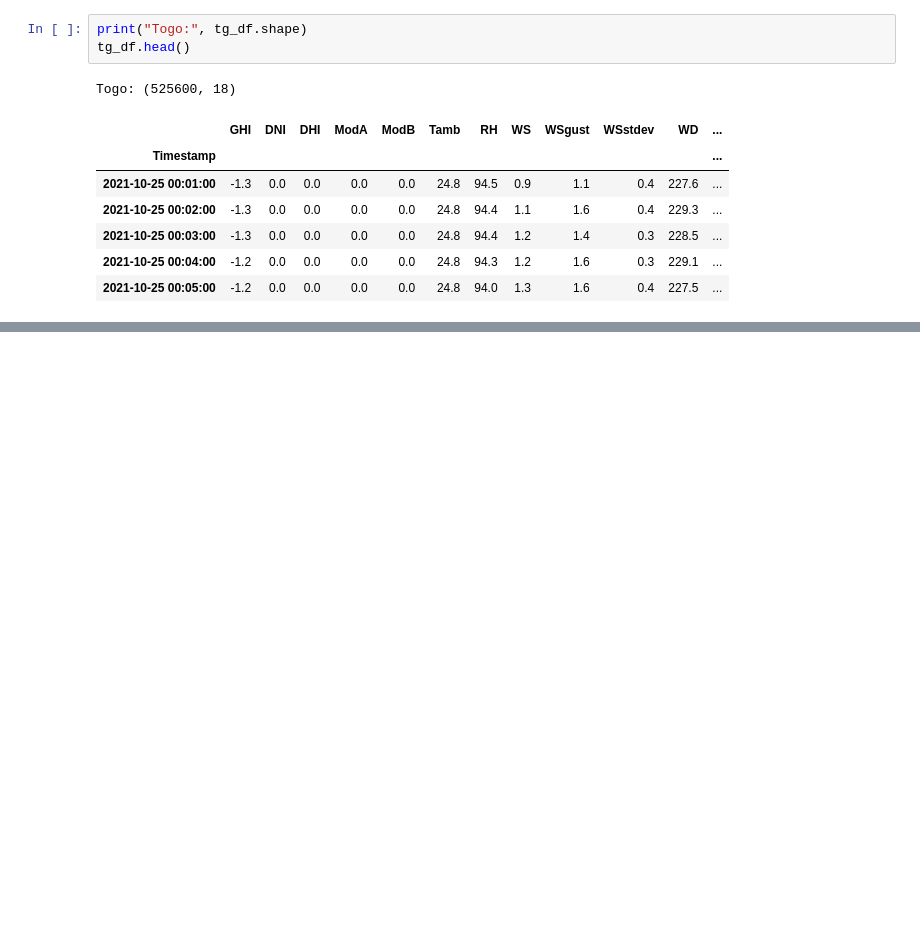
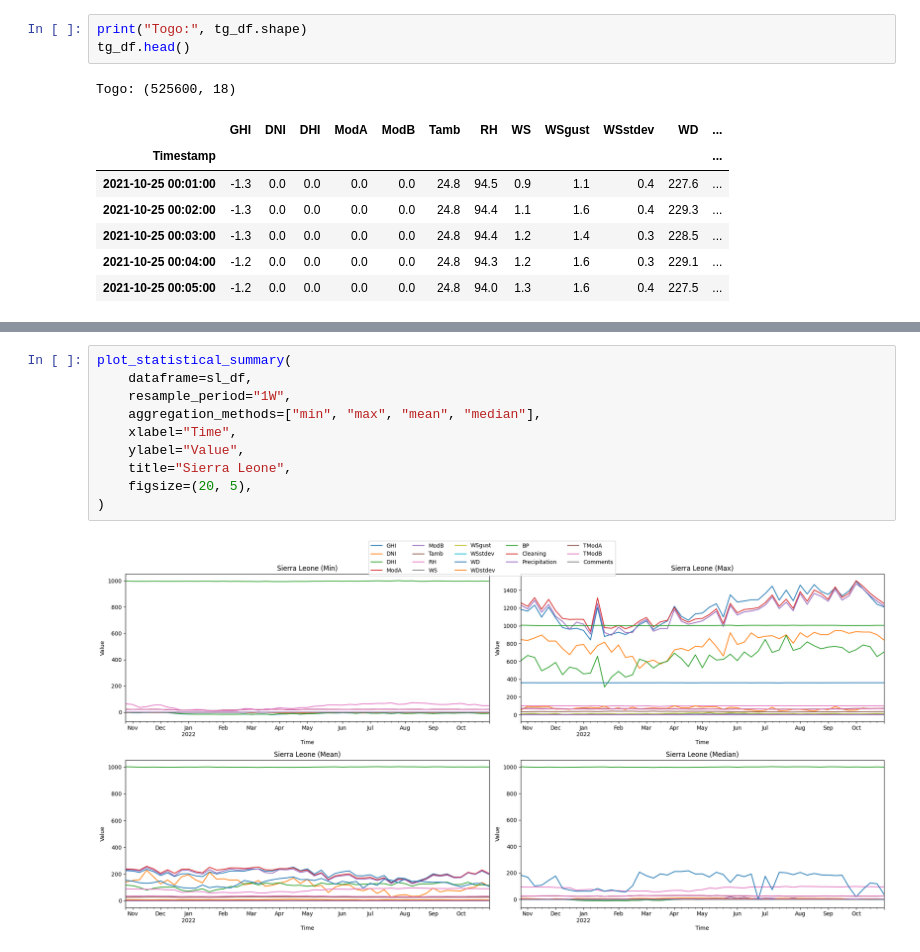
Before and after one commit to wendirad/solar-farm-insight, a Jupyter notebook: notebooks/analysis.ipynb, the cells around one changed output, grey strips where cells are left out. Drawn from its saved outputs; the diff is of its cells as text; blank space fills up the shorter version.

```diff
--- a/notebooks/analysis.ipynb
+++ b/notebooks/analysis.ipynb
@@ -94,0 +169,12 @@ Togo: (525600, 18)
+# %%
+plot_statistical_summary(
+    dataframe=sl_df,
+    resample_period="1W",
+    aggregation_methods=["min", "max", "mean", "median"],
+    xlabel="Time",
+    ylabel="Value",
+    title="Sierra Leone",
+    figsize=(20, 5),
+)
+# %% [output]
+[figure, added]
```
Also changed, not shown: parts of 13 cells of this notebook, 1 other file.
